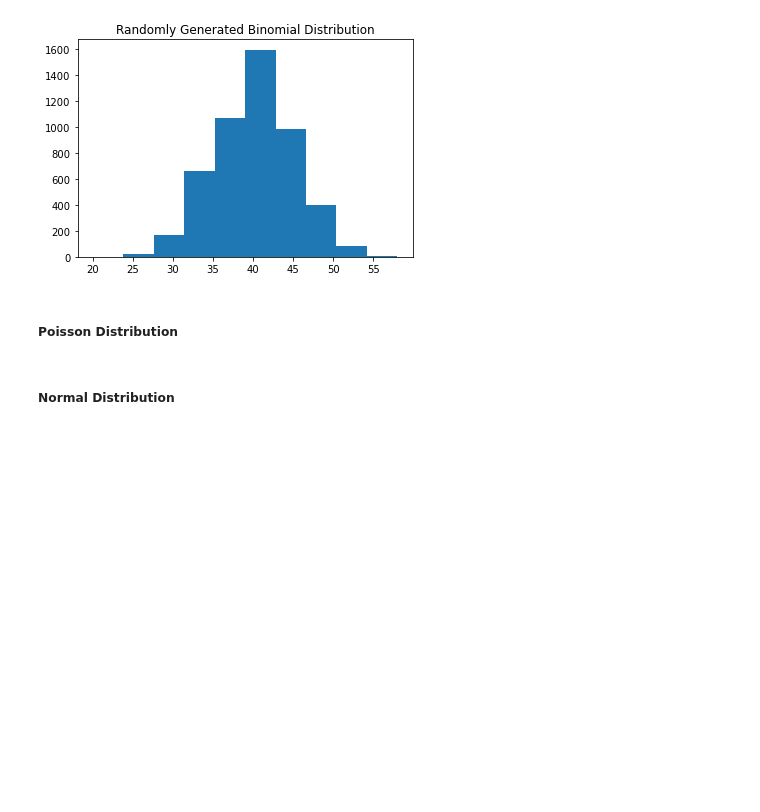
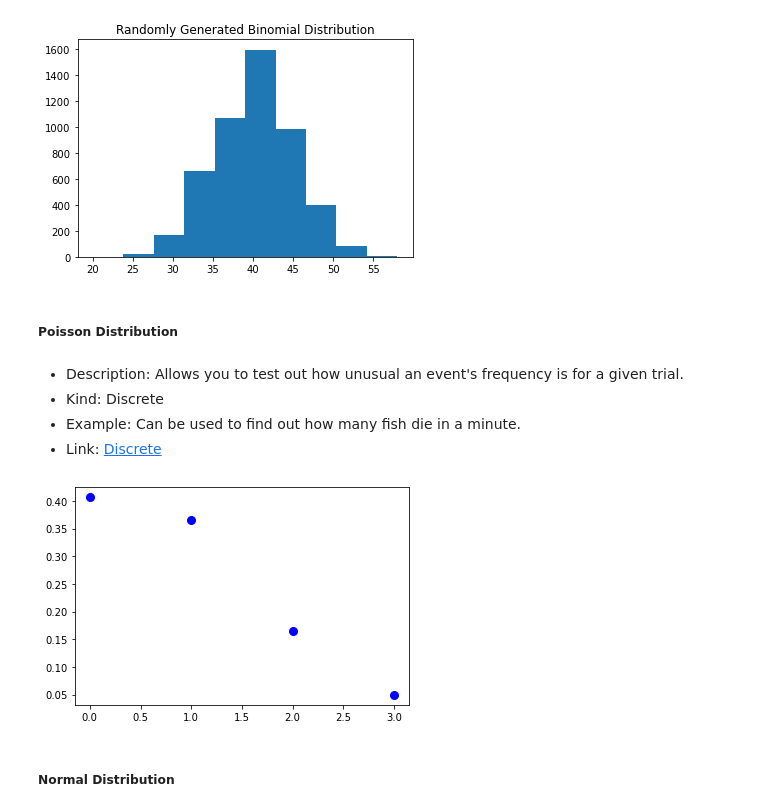
Before and after one commit to ManasviMalepati/StatisticsWorkbook, a Jupyter notebook: StatisticsWorkbook.ipynb, the cells around one changed output. Cells and saved outputs as stored; diff of their text form; code cells hidden in the pictures; blank space fills up the shorter version.

```diff
--- a/StatisticsWorkbook.ipynb
+++ b/StatisticsWorkbook.ipynb
@@ -151,5 +151,20 @@ plt.show()
 [figure]
 # %% [markdown]
 ##### Poisson Distribution
+# %% [markdown]
+* Description: Allows you to test out how unusual an event's frequency is for a given trial.
+* Kind: Discrete
+* Example: Can be used to find out how many fish die in a minute.
+* Link: [Discrete](https://docs.scipy.org/doc/scipy/reference/generated/scipy.stats.poisson.html)
+# %%
+fig, ax = plt.subplots(1, 1)
+mu = 0.9
+mean, var, skew, kurt = stats.poisson.stats(mu,moments='mvsk')
+x = np.arange(stats.poisson.ppf(0.01, mu),
+              stats.poisson.ppf(0.99, mu))
+ax.plot(x, stats.poisson.pmf(x, mu), 'bo', ms=8, label='poisson pmf')
+plt.show()
+# %% [output]
+[figure, added]
 # %% [markdown]
 ##### Normal Distribution
```
Also changed, not shown: parts of 14 cells of this notebook.
